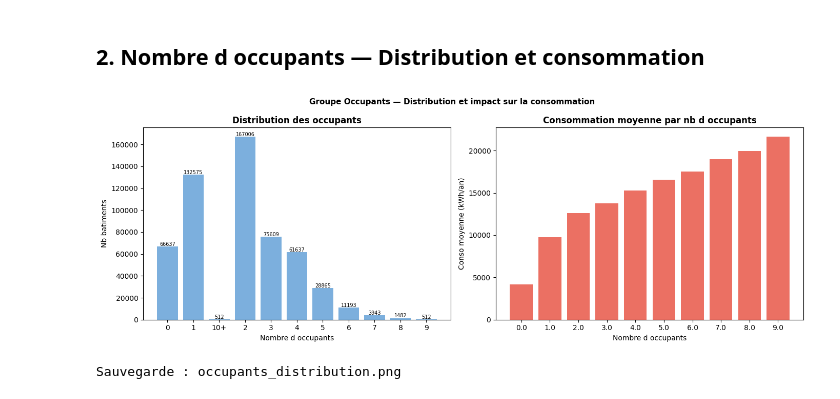
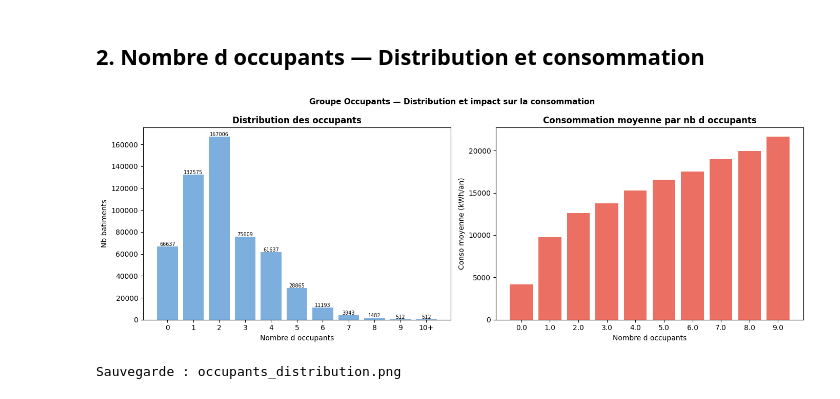
Before and after one commit to BOUBAKERAMDY/FlexiMax, a Jupyter notebook: notebooks/01_exploration/exploration_occupants.ipynb, the cells around one changed output. Drawn from its saved outputs; the diff is of its cells as text; code cells hidden in the pictures.

Commit message:
Exploration occupants : ordre naturel des modalités in.occupants
sort_index() classait '10+' comme du texte (avant '2'). Réindexe désormais
sur l'ordre 0, 1, 2, ..., 9, 10+.

```diff
--- a/notebooks/01_exploration/exploration_occupants.ipynb
+++ b/notebooks/01_exploration/exploration_occupants.ipynb
@@ -94,30 +94,33 @@ Sauvegarde : vintage_timeline.png
 # %%
 fig, axes = plt.subplots(1, 2, figsize=(14, 5))
 
 # Distribution du nombre d occupants
-occ = df['in.occupants'].value_counts().sort_index()
+occ = df['in.occupants'].value_counts()
+# Ordre naturel 0,1,2,...,9,10+ : sort_index() triait '10+' comme du texte, avant '2'
+occ_order = [str(i) for i in range(10)] + ['10+']
+occ = occ.reindex([c for c in occ_order if c in occ.index])
 axes[0].bar(occ.index.astype(str), occ.values, color='#5b9bd5', alpha=0.8)
 axes[0].set_xlabel('Nombre d occupants')
 axes[0].set_ylabel('Nb batiments')
 axes[0].set_title('Distribution des occupants', fontweight='bold')
 for bar, val in zip(axes[0].patches, occ.values):
     axes[0].text(bar.get_x() + bar.get_width()/2, bar.get_height() + 500,
                  str(val), ha='center', fontsize=7)
 
 # Conso moy par nombre d occupants
 df['occ_num'] = pd.to_numeric(df['in.occupants'], errors='coerce')
 conso_occ = df.groupby('occ_num')[CONSO_COL].mean().dropna()
 axes[1].bar(conso_occ.index.astype(str), conso_occ.values, color='#e74c3c', alpha=0.8)
 axes[1].set_xlabel('Nombre d occupants')
 axes[1].set_ylabel('Conso moyenne (kWh/an)')
 axes[1].set_title('Consommation moyenne par nb d occupants', fontweight='bold')
 
 plt.suptitle('Groupe Occupants — Distribution et impact sur la consommation',
              fontsize=11, fontweight='bold')
 plt.tight_layout()
 plt.savefig(FIGURES / 'occupants_distribution.png', dpi=150, bbox_inches='tight')
 plt.show()
 print('Sauvegarde : occupants_distribution.png')
 # %% [output]
-[figure, old version]
+[figure, new version]
 Sauvegarde : occupants_distribution.png
```
